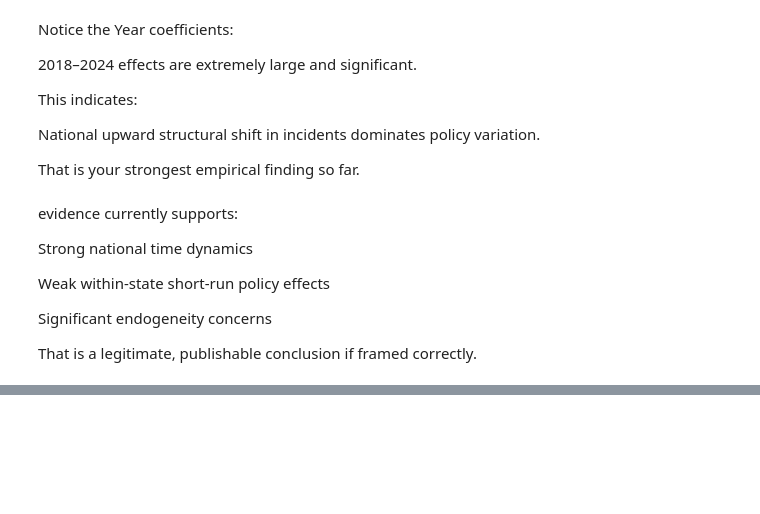
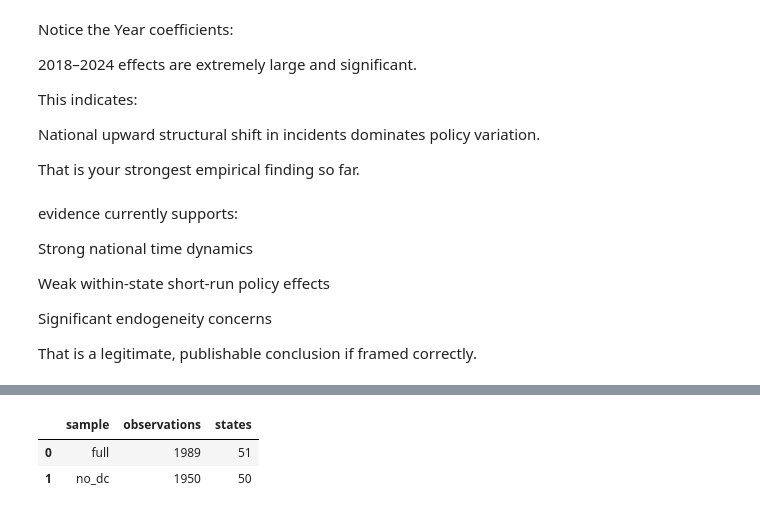
Before and after one commit to clarktommie/capstoneProject2026, a Jupyter notebook: notebooks/04_modeling_or_analysis.ipynb, the cells around one changed output, grey strips where cells are left out. Cells and saved outputs as stored; diff of their text form; code cells hidden in the pictures; blank space fills up the shorter version.

```diff
--- a/notebooks/04_modeling_or_analysis.ipynb
+++ b/notebooks/04_modeling_or_analysis.ipynb
@@ -1091,18 +904,0 @@ Index(['Year', 'total_students', 'State', 'incident_count', 'log_enrollment',
-# %%
-severity_df = (
-    incident_df_from_1987
-    .groupby(["State", "Year"])["Number_Victims"]
-    .sum()
-    .reset_index()
-    .rename(columns={"Number_Victims": "total_victims"})
-)
-
-merged_df_table = merged_df_table.merge(
-    severity_df,
-    on=["State", "Year"],
-    how="left"
-)
-
-merged_df_table["total_victims"] = merged_df_table["total_victims"].fillna(0)
-
-print(merged_df_table[["incident_count", "total_victims"]].head())
@@ -1386,0 +916,47 @@ k12_settings_law                  0.6781      0.192      3.532      0.000
+# %%
+from IPython.display import display
+
+merged_df_table_no_dc = merged_df_table[merged_df_table["State"] != "DC"].copy()
+
+sample_comparison = pd.DataFrame(
+    {
+        "sample": ["full", "no_dc"],
+        "observations": [len(merged_df_table), len(merged_df_table_no_dc)],
+        "states": [merged_df_table["State"].nunique(), merged_df_table_no_dc["State"].nunique()],
+    }
+)
+
+def fit_risk_glm(formula_text, data, family, cluster=False):
+    glm = smf.glm(
+        formula=formula_text,
+        data=data,
+        family=family,
+        offset=data["log_enrollment"],
+    )
+    if cluster:
+        return glm.fit(cov_type="cluster", cov_kwds={"groups": data["State"]})
+    return glm.fit()
+
+def compare_policy_coefficients(full_model, no_dc_model, terms, model_name):
+    comparison = pd.DataFrame(
+        {
+            "model": model_name,
+            "term": terms,
+            "coef_full": full_model.params.reindex(terms).values,
+            "coef_no_dc": no_dc_model.params.reindex(terms).values,
+            "irr_full": np.exp(full_model.params.reindex(terms).values),
+            "irr_no_dc": np.exp(no_dc_model.params.reindex(terms).values),
+            "p_full": full_model.pvalues.reindex(terms).values,
+            "p_no_dc": no_dc_model.pvalues.reindex(terms).values,
+        }
+    )
+    comparison["delta_coef"] = comparison["coef_no_dc"] - comparison["coef_full"]
+    comparison["sig_full_5pct"] = comparison["p_full"] < 0.05
+    comparison["sig_no_dc_5pct"] = comparison["p_no_dc"] < 0.05
+    return comparison
+
+display(sample_comparison)
+# %% [output]
+|  | sample | observations | states |
+| 0 | full | 1989 | 51 |
+| 1 | no_dc | 1950 | 50 |
```
Also changed, not shown: parts of 20 cells of this notebook, 4 other files.
